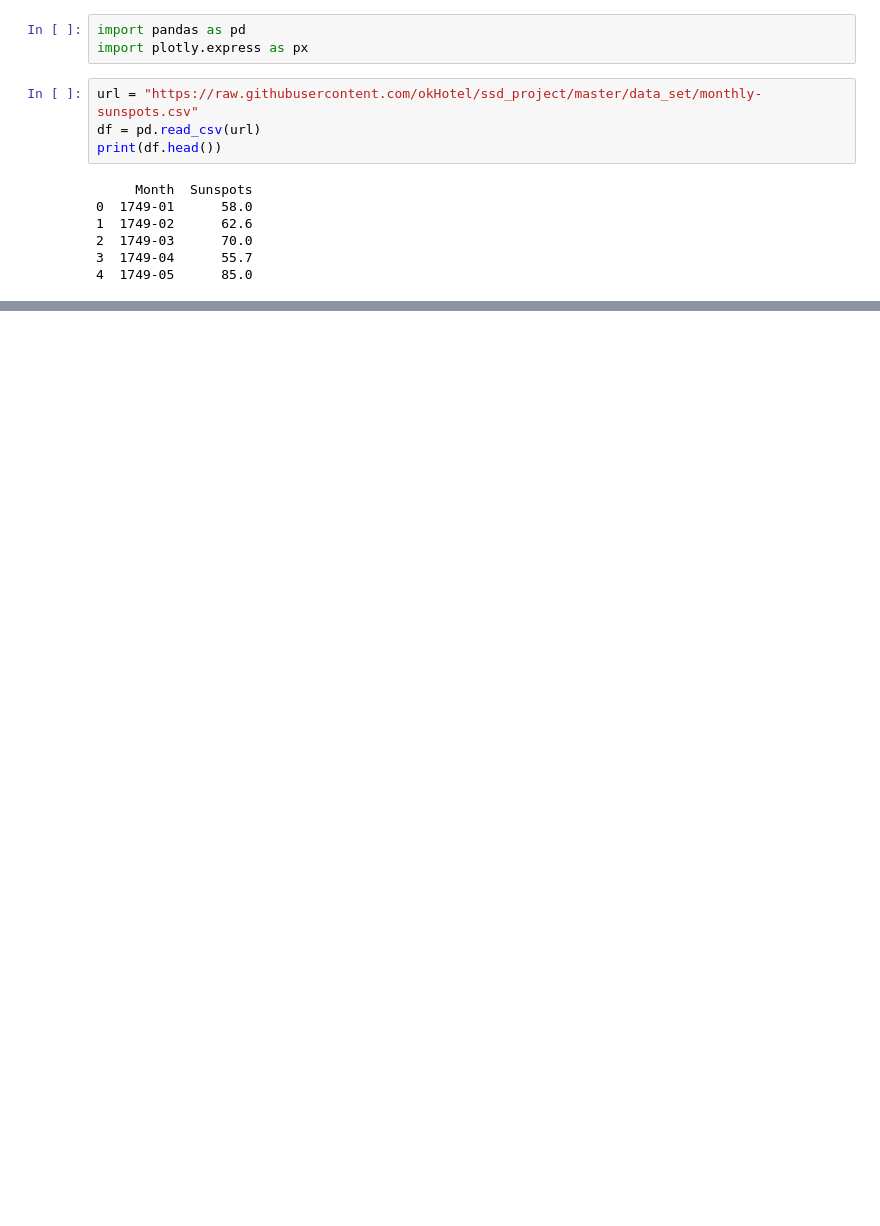
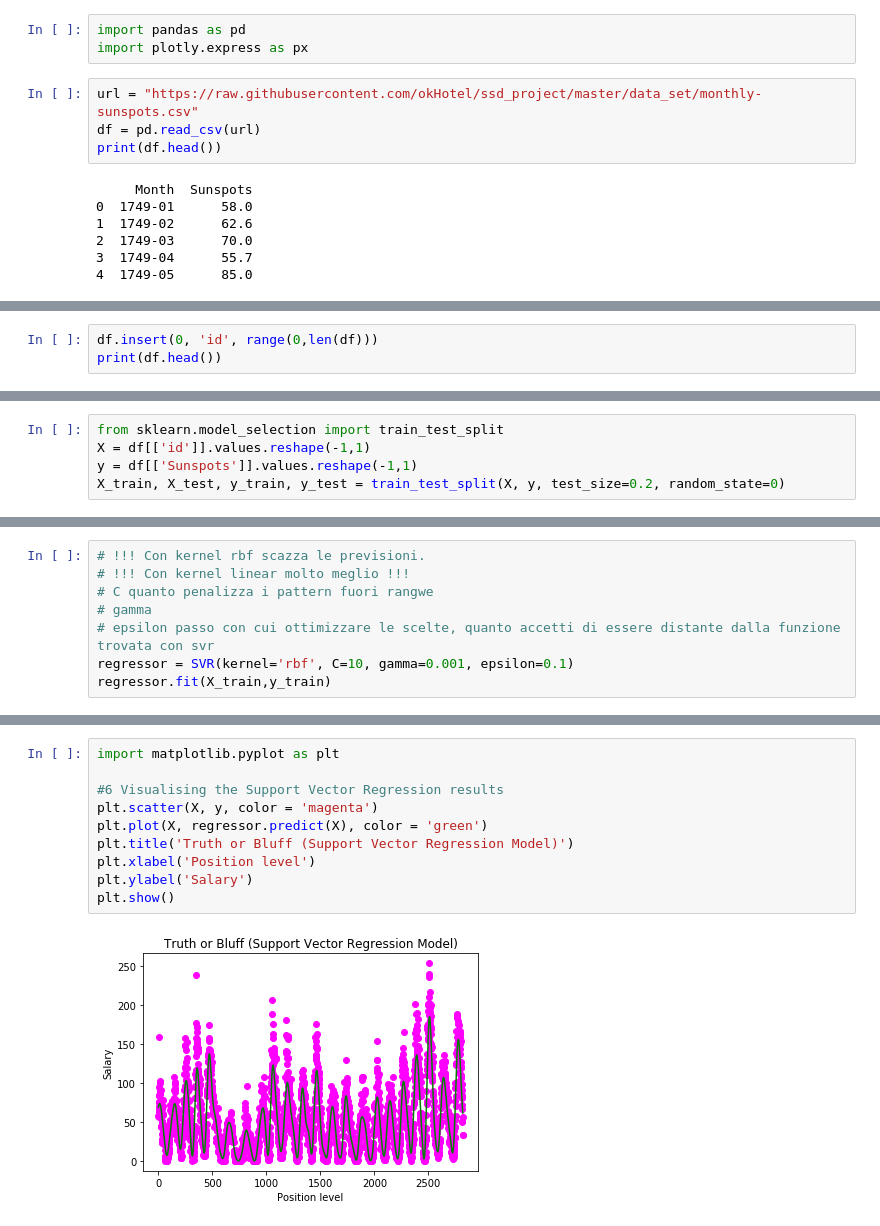
Before and after one commit to esalvucci/ssd_project, a Jupyter notebook: notebook/.ipynb, the cells around one changed output, grey strips where cells are left out. Saved outputs shown, nothing was run; the diff lists cells and outputs as text; blank space fills up the shorter version.

Commit message:
finish and correct svr with sunspots

```diff
--- a/notebook/.ipynb
+++ b/notebook/.ipynb
@@ -21,0 +21,3 @@ fig.show()
+# %%
+df.insert(0, 'id', range(0,len(df)))
+print(df.head())
@@ -21,0 +31,5 @@ fig.show()
+# %%
+from sklearn.model_selection import train_test_split
+X = df[['id']].values.reshape(-1,1)
+y = df[['Sunspots']].values.reshape(-1,1)
+X_train, X_test, y_train, y_test = train_test_split(X, y, test_size=0.2, random_state=0)
@@ -21,0 +38,8 @@ fig.show()
+# %%
+# !!! Con kernel rbf scazza le previsioni.
+# !!! Con kernel linear molto meglio !!!
+# C quanto penalizza i pattern fuori rangwe
+# gamma
+# epsilon passo con cui ottimizzare le scelte, quanto accetti di essere distante dalla funzione trovata con svr
+regressor = SVR(kernel='rbf', C=10, gamma=0.001, epsilon=0.1)
+regressor.fit(X_train,y_train)
@@ -21,0 +69,12 @@ fig.show()
+# %%
+import matplotlib.pyplot as plt
+
+#6 Visualising the Support Vector Regression results
+plt.scatter(X, y, color = 'magenta')
+plt.plot(X, regressor.predict(X), color = 'green')
+plt.title('Truth or Bluff (Support Vector Regression Model)')
+plt.xlabel('Position level')
+plt.ylabel('Salary')
+plt.show()
+# %% [output]
+[figure, added]
```
Also changed, not shown: parts of 5 cells of this notebook, 1 other file.
